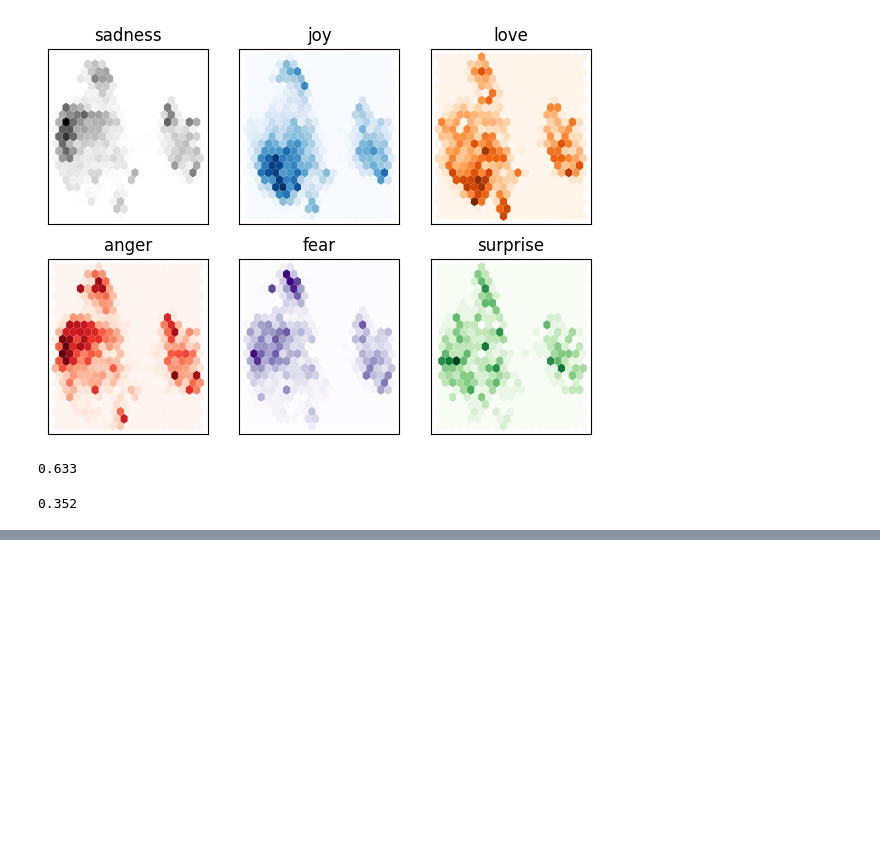
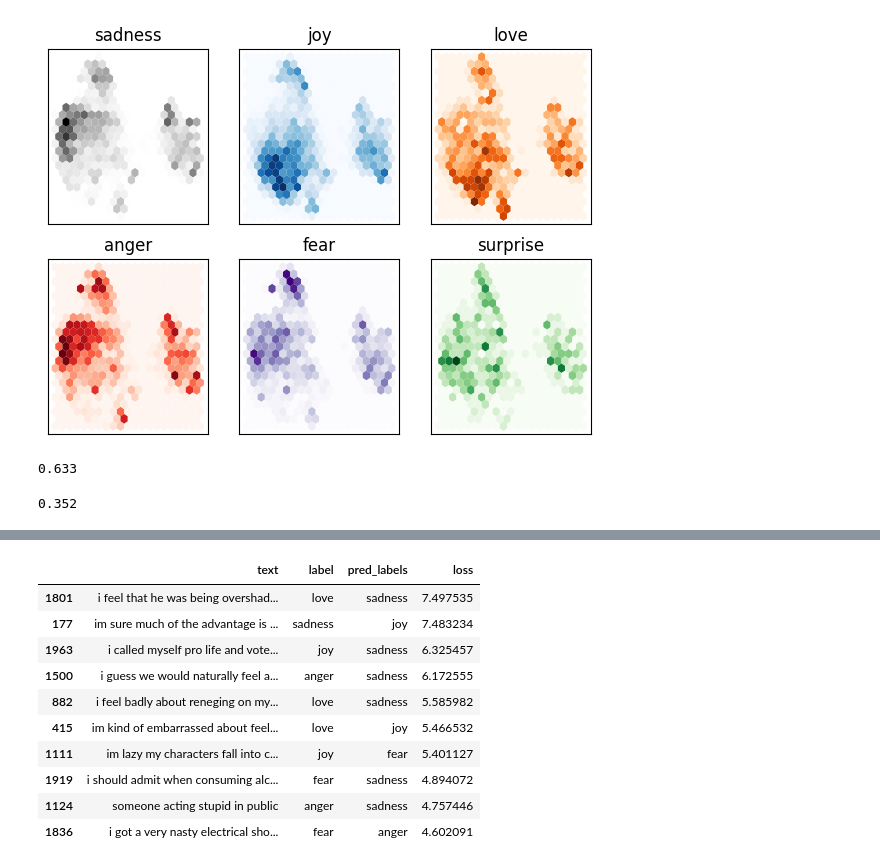
Before and after one commit to vlobaco/Transformers, a Jupyter notebook: Ch2 Text Classification.ipynb, the cells around one changed output, grey strips where cells are left out. Drawn from its saved outputs; the diff is of its cells as text; code cells hidden in the pictures; blank space fills up the shorter version.

```diff
--- a/Ch2 Text Classification.ipynb
+++ b/Ch2 Text Classification.ipynb
@@ -267,0 +280,7 @@ dummy_clf.score(X_valid, y_valid)
+# %%
+from transformers import AutoTokenizer
+
+tokenizer=AutoTokenizer.from_pretrained(model_ckpt)
+
+def tokenize(batch):
+    return tokenizer(batch["text"], padding=True, truncation=True)
@@ -267,0 +369,34 @@ dummy_clf.score(X_valid, y_valid)
+# %%
+from torch.nn.functional import cross_entropy
+
+def forward_pass_with_label(batch):
+    inputs={k:v.to(device) for k,v in batch.items() if k in tokenizer.model_input_names}
+    with torch.no_grad():
+        outputs=model(**inputs)
+        pred_labels=torch.argmax(outputs.logits, axis=-1)
+        loss=cross_entropy(outputs.logits, batch["label"].to(device), reduction="none")
+    return {"loss": loss.cpu().numpy(), "pred_labels": pred_labels.cpu().numpy()}
+# %%
+emotions_encoded.set_format(type="torch", columns=["input_ids", "attention_mask", "label"])
+
+emotions_encoded["validation"]=emotions_encoded["validation"].map(forward_pass_with_label, batched=True, batch_size=16)
+# %%
+emotions_encoded.set_format("pandas")
+cols=["text", "label", "pred_labels", "loss"]
+df_test=emotions_encoded["validation"][:][cols]
+df_test["label"]=df_test["label"].apply(lambda x: emotions["train"].features["label"].int2str(x))
+df_test["pred_labels"]=df_test["pred_labels"].apply(lambda x: emotions["train"].features["label"].int2str(x))
+# %%
+df_test.sort_values(by="loss", ascending=False).head(10)
+# %% [output]
+|  | text | label | pred_labels | loss |
+| 1801 | i feel that he was being overshad... | love | sadness | 7.497535 |
+| 177 | im sure much of the advantage is ... | sadness | joy | 7.483234 |
+| 1963 | i called myself pro life and vote... | joy | sadness | 6.325457 |
+| 1500 | i guess we would naturally feel a... | anger | sadness | 6.172555 |
+| 882 | i feel badly about reneging on my... | love | sadness | 5.585982 |
+| 415 | im kind of embarrassed about feel... | love | joy | 5.466532 |
+| 1111 | im lazy my characters fall into c... | joy | fear | 5.401127 |
+| 1919 | i should admit when consuming alc... | fear | sadness | 4.894072 |
+| 1124 | someone acting stupid in public | anger | sadness | 4.757446 |
+| 1836 | i got a very nasty electrical sho... | fear | anger | 4.602091 |
```
Also changed, not shown: parts of 9 cells of this notebook, 1 other file.
